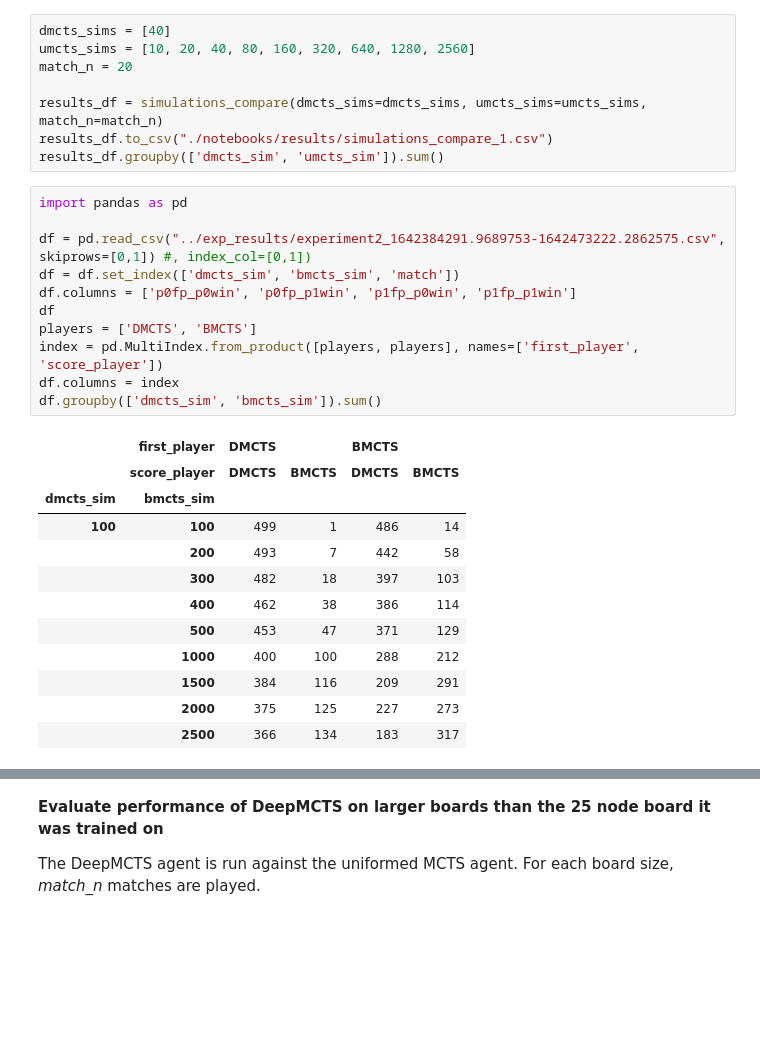
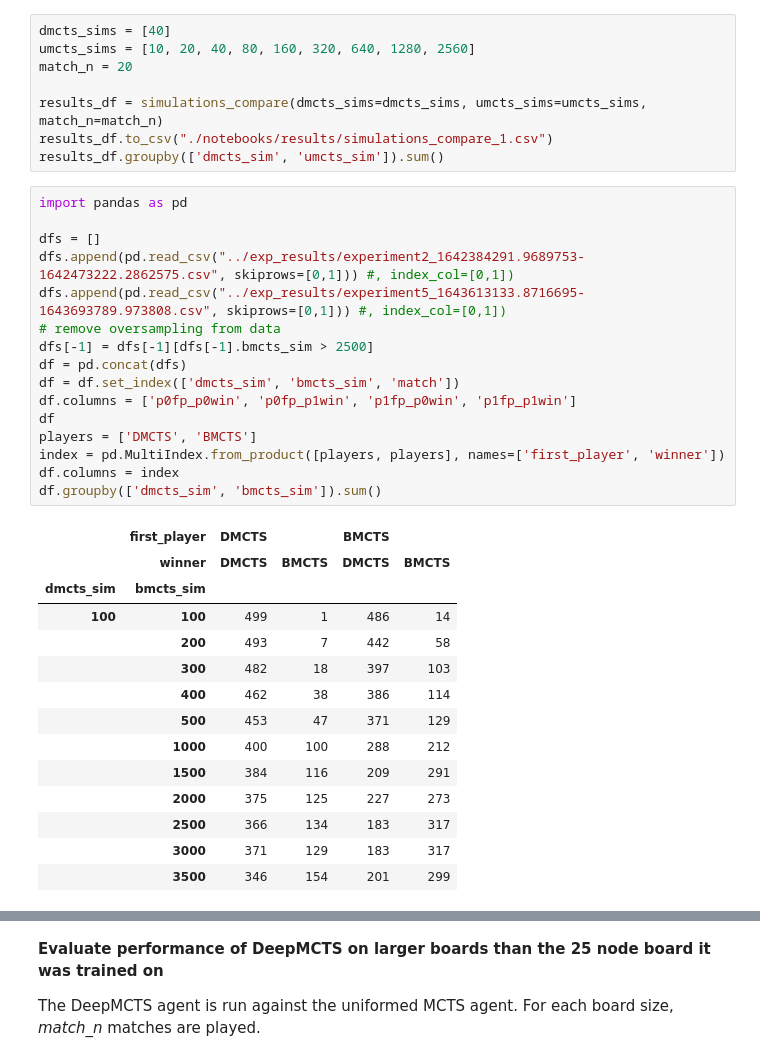
Before and after one commit to phil-hawkins/multiplayer-alphazero, a Jupyter notebook: notebooks/vortex_experiments.ipynb, the cells around one changed output, grey strips where cells are left out. Cells and saved outputs as stored; diff of their text form; blank space fills up the shorter version.

Commit message:
new experiments

```diff
--- a/notebooks/vortex_experiments.ipynb
+++ b/notebooks/vortex_experiments.ipynb
@@ -150,17 +150,22 @@ results_df.groupby(['dmcts_sim', 'umcts_sim']).sum()
 # %%
 import pandas as pd
 
-df = pd.read_csv("../exp_results/experiment2_1642384291.9689753-1642473222.2862575.csv", skiprows=[0,1]) #, index_col=[0,1])
+dfs = []
+dfs.append(pd.read_csv("../exp_results/experiment2_1642384291.9689753-1642473222.2862575.csv", skiprows=[0,1])) #, index_col=[0,1])
+dfs.append(pd.read_csv("../exp_results/experiment5_1643613133.8716695-1643693789.973808.csv", skiprows=[0,1])) #, index_col=[0,1])
+# remove oversampling from data
+dfs[-1] = dfs[-1][dfs[-1].bmcts_sim > 2500]
+df = pd.concat(dfs)
 df = df.set_index(['dmcts_sim', 'bmcts_sim', 'match'])
 df.columns = ['p0fp_p0win', 'p0fp_p1win', 'p1fp_p0win', 'p1fp_p1win']
 df
 players = ['DMCTS', 'BMCTS']
-index = pd.MultiIndex.from_product([players, players], names=['first_player', 'score_player'])
+index = pd.MultiIndex.from_product([players, players], names=['first_player', 'winner'])
 df.columns = index
 df.groupby(['dmcts_sim', 'bmcts_sim']).sum()
 # %% [output]
 |  | first_player | DMCTS |  | BMCTS |  |
-|  | score_player | DMCTS | BMCTS | DMCTS | BMCTS |
+|  | winner | DMCTS | BMCTS | DMCTS | BMCTS |
 | dmcts_sim | bmcts_sim |  |  |  |  |
 | 100 | 100 | 499 | 1 | 486 | 14 |
 |  | 200 | 493 | 7 | 442 | 58 |
@@ -171,3 +176,5 @@ df.groupby(['dmcts_sim', 'bmcts_sim']).sum()
 |  | 1500 | 384 | 116 | 209 | 291 |
 |  | 2000 | 375 | 125 | 227 | 273 |
 |  | 2500 | 366 | 134 | 183 | 317 |
+|  | 3000 | 371 | 129 | 183 | 317 |
+|  | 3500 | 346 | 154 | 201 | 299 |
```
Also changed, not shown: parts of 2 cells of this notebook, 2 other files.
